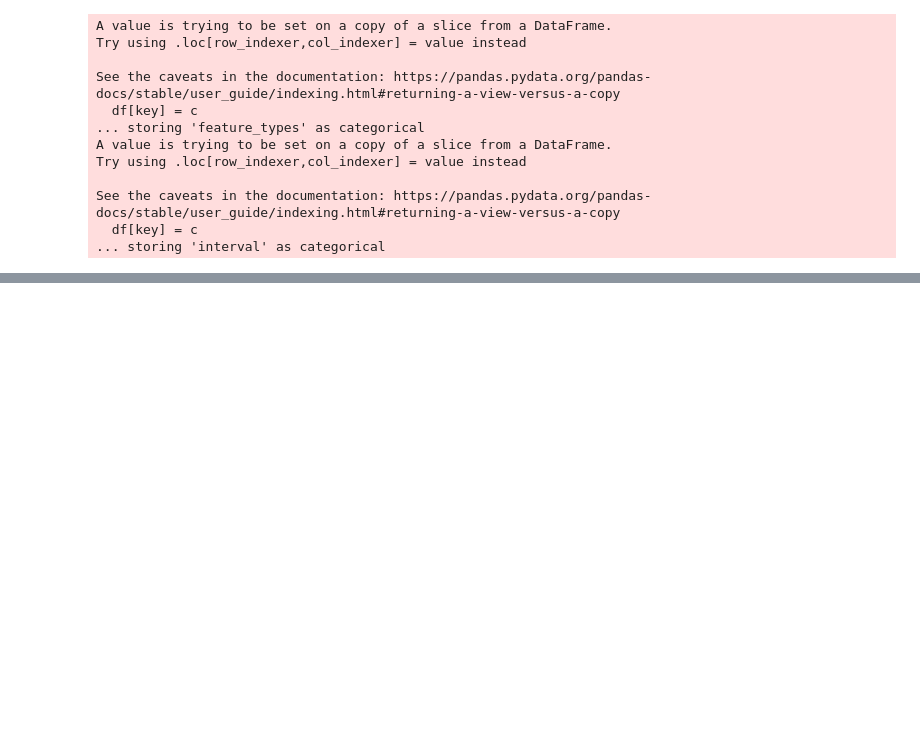
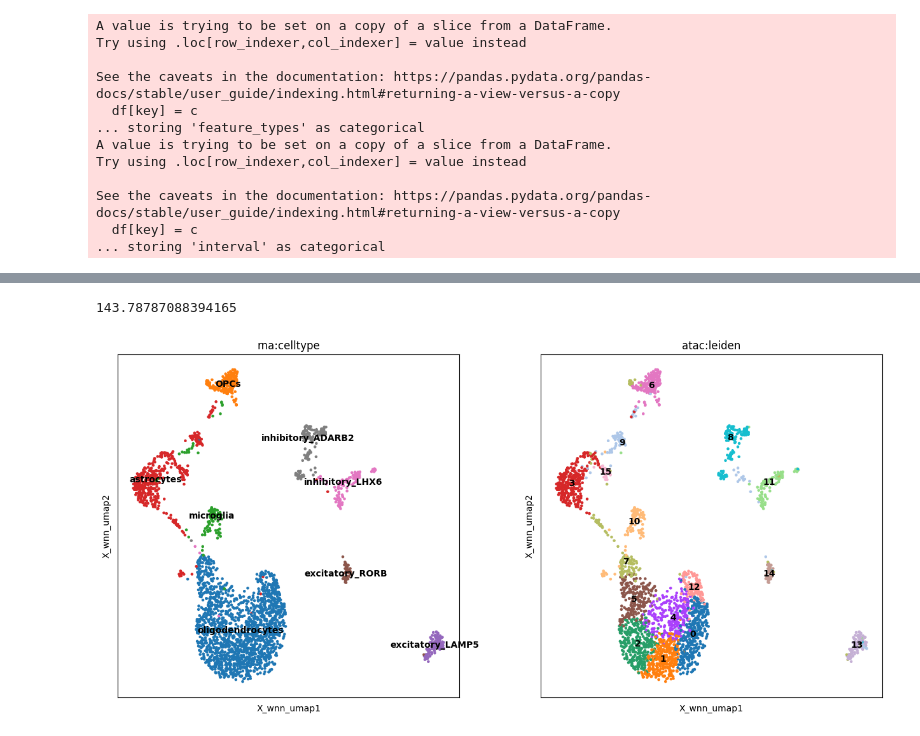
Before and after one commit to emdann/systems-bio-sc-multiomics-2022, a Jupyter notebook: sc_multiomics_tutorial_muon.ipynb, the cells around one changed output, grey strips where cells are left out. Saved outputs shown, nothing was run; the diff lists cells and outputs as text; code cells hidden in the pictures; blank space fills up the shorter version.

```diff
--- a/sc_multiomics_tutorial_muon.ipynb
+++ b/sc_multiomics_tutorial_muon.ipynb
@@ -491,0 +538,17 @@ See the caveats in the documentation: https://pandas.pydata.org/pandas-docs/stab
+# %%
+# Calculate weighted nearest neighbors (should take approx 2.30 minutes)
+import time
+start_time = time.time()
+mu.pp.neighbors(mdata, key_added='wnn')
+time.time() - start_time
+# %% [output]
+143.78787088394165
+# %%
+## Compute UMAP embedding from WNN graph
+mu.tl.umap(mdata, neighbors_key='wnn', random_state=10)
+mdata.obsm["X_wnn_umap"] = mdata.obsm["X_umap"]
+# %%
+plt.rcParams['figure.figsize'] = [7,7]
+mu.pl.embedding(mdata, basis="X_wnn_umap", color=["rna:celltype", "atac:leiden"], legend_loc='on data')
+# %% [output]
+[figure, added]
```
Also changed, not shown: parts of 13 cells of this notebook, 1 other file.
